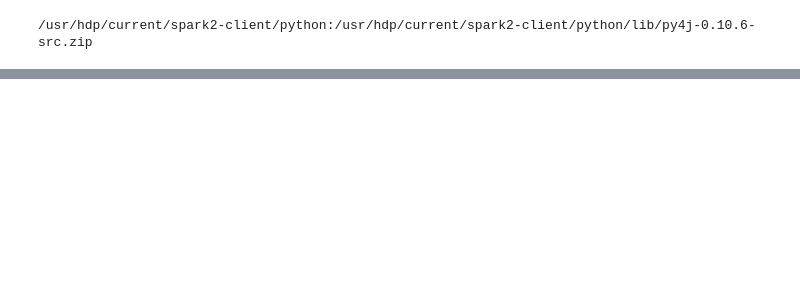
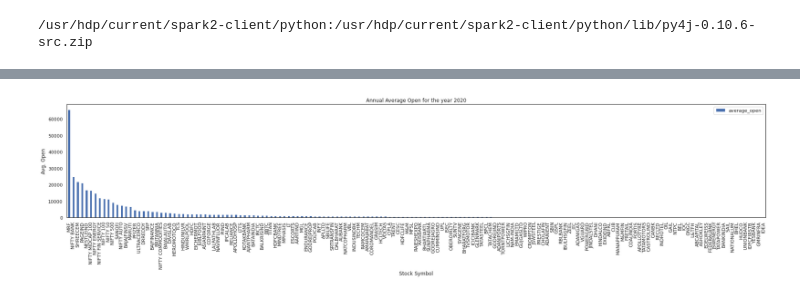
Before and after one commit to murshidazher/hadoop-project, a Jupyter notebook: scripts/ipynb-spark/stocks_notebook.ipynb, the cells around one changed output, grey strips where cells are left out. Cells and saved outputs as stored; diff of their text form; code cells hidden in the pictures; blank space fills up the shorter version.

```diff
--- a/scripts/ipynb-spark/stocks_notebook.ipynb
+++ b/scripts/ipynb-spark/stocks_notebook.ipynb
@@ -88,0 +233,7 @@ only showing top 20 rows
+# %%
+sparkdf = spark.sql("SELECT exch, symbol, count(symbol), ceil(AVG(price_close)) AS average_close, \
+ceil(AVG(price_open)) AS average_open,  year(ymd) AS Year \
+FROM stocks \
+GROUP BY exch, symbol, year(ymd) \
+ORDER BY Year DESC, average_close DESC").toPandas()
+sparkdf
@@ -88,0 +254,16 @@ only showing top 20 rows
+# %%
+# visualize the annual open and close for year
+ann_close_open_year = 2020
+# %%
+show_barplot(
+    sparkdf[sparkdf["Year"] == ann_close_open_year],
+    figsize=(30,5),
+    x="symbol",
+    y="average_open",
+    xlabel="Stock Symbol",
+    ylabel="Avg. Open",
+    title= "Annual Average Open for the year {year}".format(year=ann_close_open_year),
+    rotate=90
+)
+# %% [output]
+[figure, added]
```
Also changed, not shown: parts of 58 cells of this notebook, 1 other file.
